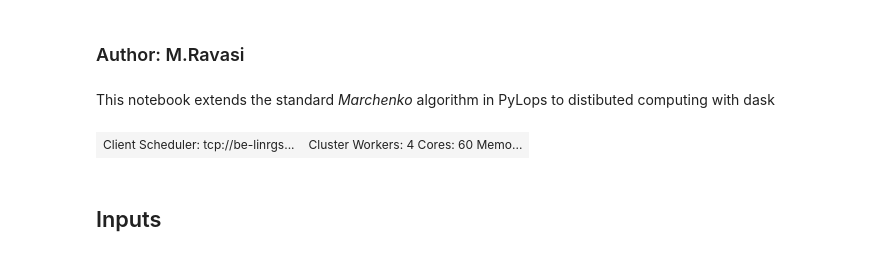
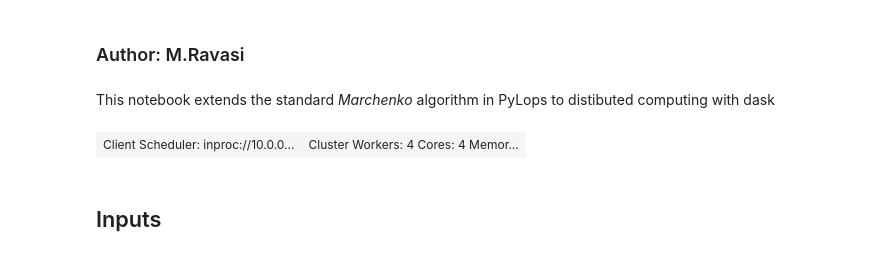
Before and after one commit to PyLops/pylops_notebooks, a Jupyter notebook: developement-distributed/Marchenko.ipynb, the cells around one changed output. Drawn from its saved outputs; the diff is of its cells as text; code cells hidden in the pictures.

```diff
--- a/developement-distributed/Marchenko.ipynb
+++ b/developement-distributed/Marchenko.ipynb
@@ -42,14 +44,14 @@ from pylops_distributed.optimization.cg import cg as dcg
 # %%
-#n_workers = 4
-#client = pylops_distributed.utils.backend.dask(processes=False, threads_per_worker=1,
-#                                               n_workers=n_workers)
-#client
+n_workers = 4
+client = pylops_distributed.utils.backend.dask(processes=False, threads_per_worker=1,
+                                               n_workers=n_workers)
+client
+# %% [output]
+| Client Scheduler: inproc://10.0.0... | Cluster Workers: 4 Cores: 4 Memor... |
 # %%
-n_workers = 4
-client = pylops_distributed.utils.backend.dask(hardware='multi', client='be-linrgsn045:8786')
-client
+#n_workers = 4
+#client = pylops_distributed.utils.backend.dask(hardware='multi', client='be-linrgsn045:8786')
+#client
-# %% [output]
-| Client Scheduler: tcp://be-linrgs... | Cluster Workers: 4 Cores: 60 Memo... |
 # %% [markdown]
 ## Inputs
 # %% [markdown]
```
Also changed, not shown: parts of 20 cells of this notebook.
